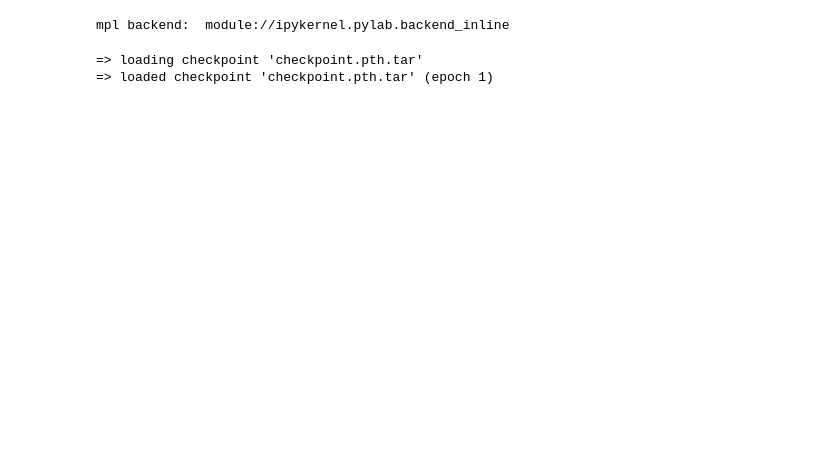
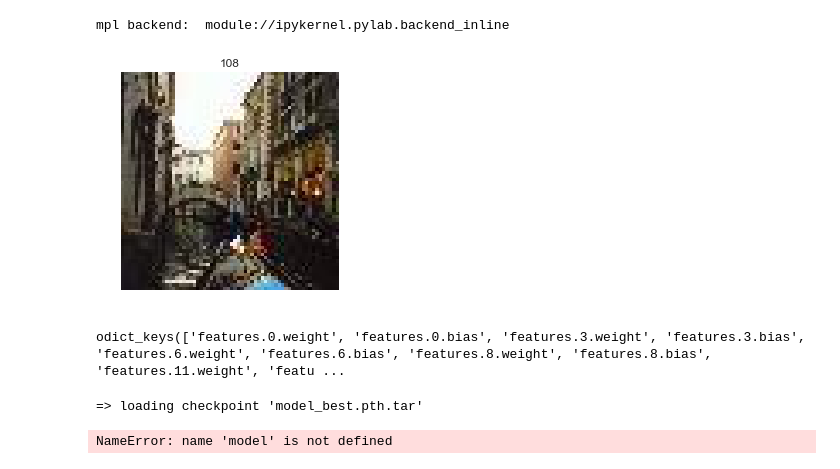
Before and after one commit to BorisLestsov/pytorch-deconvnet, a Jupyter notebook: retrain.ipynb, the cells around one changed output. Cells and saved outputs as stored; diff of their text form; code cells hidden in the pictures; blank space fills up the shorter version.

```diff
--- a/retrain.ipynb
+++ b/retrain.ipynb
@@ -32,8 +30,8 @@ torch.cuda.set_device(3)
 # %%
 traindir = '/home/lestsovba/dataset/imagenet/registered/tiny-imagenet-200/train/'
 valdir = '/home/lestsovba/dataset/imagenet/registered/tiny-imagenet-200/val/'
-workers = 1
-batch_size = 16
+workers = 4
+batch_size = 80
 
 normalize = transforms.Normalize(mean=[0.485, 0.456, 0.406],
                                  std=[0.229, 0.224, 0.225])
@@ -41,15 +39,26 @@ normalize = transforms.Normalize(mean=[0.485, 0.456, 0.406],
 train_dataset = datasets.ImageFolder(
     root=traindir,
     transform=transforms.Compose([
+        transforms.Resize(64),
         transforms.CenterCrop(64),
         transforms.RandomHorizontalFlip(),
         transforms.ToTensor(),
         normalize,
     ]))
 
+train_dataset_tmp = datasets.ImageFolder(
+    root=traindir,
+    transform=transforms.Compose([
+        transforms.Resize(64),
+        transforms.CenterCrop(64),
+        transforms.RandomHorizontalFlip(),
+        np.asarray
+    ]))
+
 val_dataset = datasets.ImageFolder(
     root=valdir,
     transform=transforms.Compose([
+        transforms.Resize(64),
         transforms.CenterCrop(64),
         transforms.ToTensor(),
         normalize,
@@ -58,14 +67,40 @@ val_dataset = datasets.ImageFolder(
 train_loader = torch.utils.data.DataLoader(
     train_dataset, batch_size=batch_size,
     shuffle=True,
+    num_workers=workers, pin_memory=True,
+    drop_last=True)
+
+train_loader_tmp = torch.utils.data.DataLoader(
+    train_dataset_tmp, batch_size=batch_size,
+    shuffle=True,
     num_workers=workers, pin_memory=True)
 
 val_loader = torch.utils.data.DataLoader(
     val_dataset,
     batch_size=batch_size, shuffle=False,
-    num_workers=workers, pin_memory=True)
+    num_workers=workers, pin_memory=True,
+    drop_last=True)
+# %%
+for pics, clss in train_loader_tmp:
+    for i in range(batch_size):
+        plt.figure()
+        plt.imshow(pics[i])
+        plt.grid(False)
+        plt.title(clss[i])
+        plt.axis('off')
+        plt.show()
+        break
+    break
+# %% [output]
+[figure, added]
+# %%
+model.state_dict().keys()
+# %% [output]
+odict_keys(['features.0.weight', 'features.0.bias', 'features.3.weight', 'features.3.bias', 'features.6.weight', 'features.6.bias', 'features.8.weight', 'features.8.bias', 'features.11.weight', 'featu ...
 # %%
-resume='checkpoint.pth.tar'
+resume='model_best.pth.tar'
+#resume='vgg11_little_rem_filt.pth.tar'
+
 if os.path.isfile(resume):
     print("=> loading checkpoint '{}'".format(resume))
     checkpoint = torch.load(resume)
@@ -78,6 +113,6 @@ if os.path.isfile(resume):
 else:
     print("=> no checkpoint found at '{}'".format(resume))
 # %% [output]
-=> loading checkpoint 'checkpoint.pth.tar'
-=> loaded checkpoint 'checkpoint.pth.tar' (epoch 1)
+=> loading checkpoint 'model_best.pth.tar'
+NameError: name 'model' is not defined
 # %%
```
Also changed, not shown: parts of 10 cells of this notebook, 5 other files.
